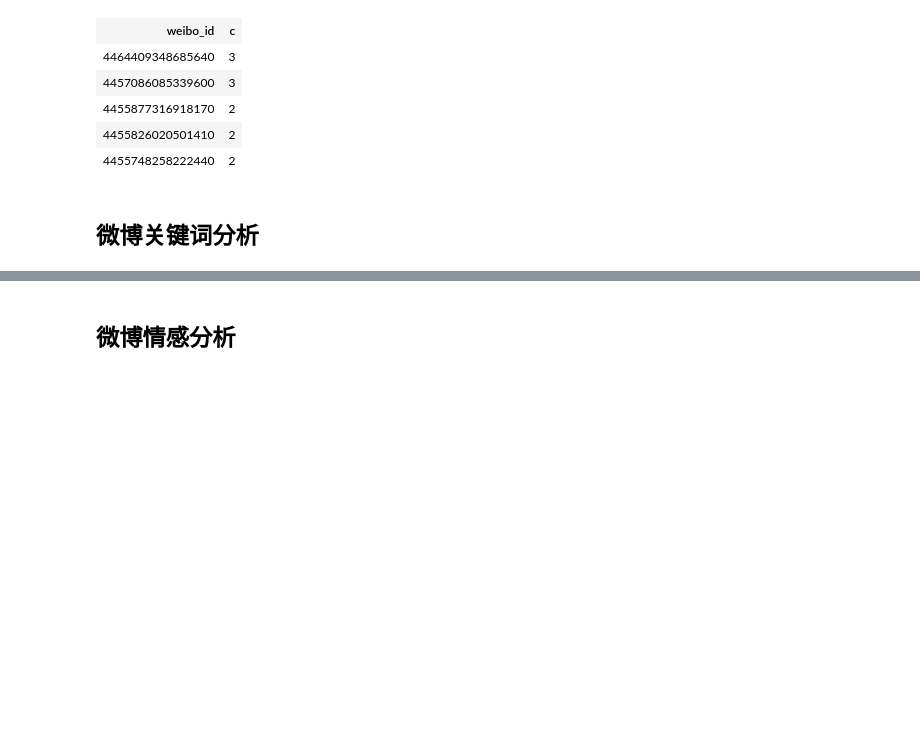
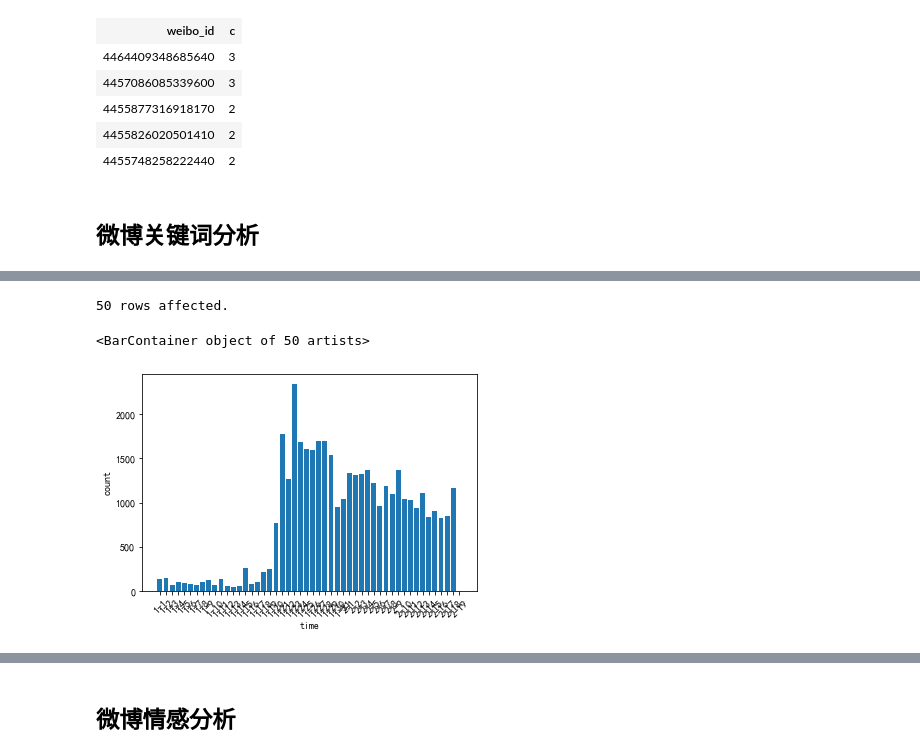
Before and after one commit to yunwei37/COVID-19-NLP-vis, a Jupyter notebook: notebook/NLP.ipynb, the cells around one changed output, grey strips where cells are left out. Drawn from its saved outputs; the diff is of its cells as text; code cells hidden in the pictures; blank space fills up the shorter version.

```diff
--- a/notebook/NLP.ipynb
+++ b/notebook/NLP.ipynb
@@ -191,0 +303,10 @@ for r in results:
+# %%
+query = """
+select month||'-'||day as time,count(*) from weibo where keyword0 = '武汉' or keyword1 = '武汉' or keyword2 = '武汉' or keyword3 = '武汉' group by month,day;
+"""
+result = %sql $query
+result.bar()
+# %% [output]
+50 rows affected.
+<BarContainer object of 50 artists>
+[figure, added]
```
Also changed, not shown: parts of 29 cells of this notebook, 5 other files.
